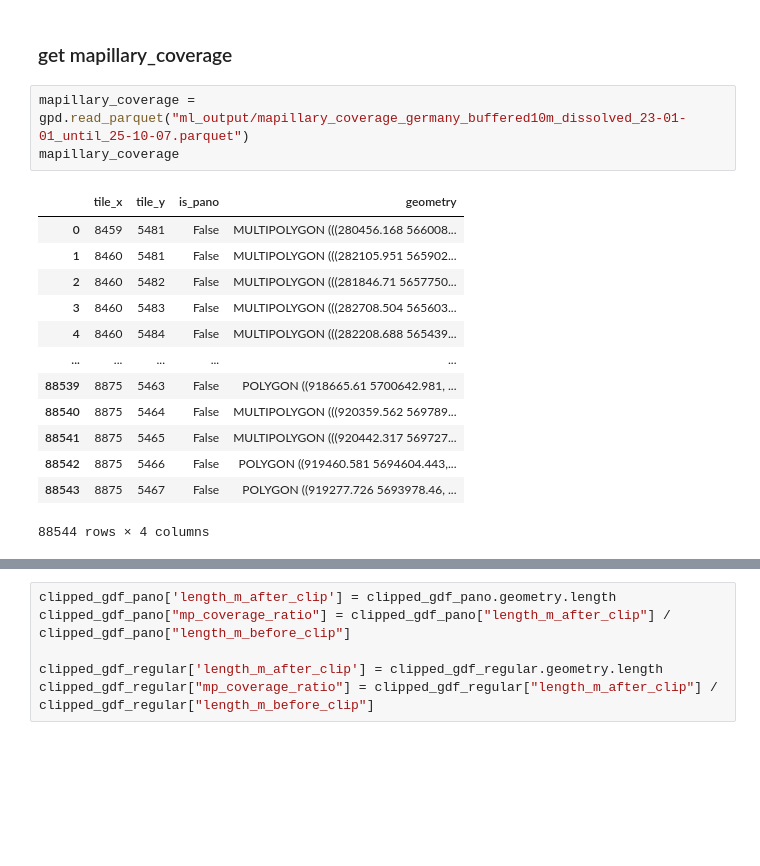
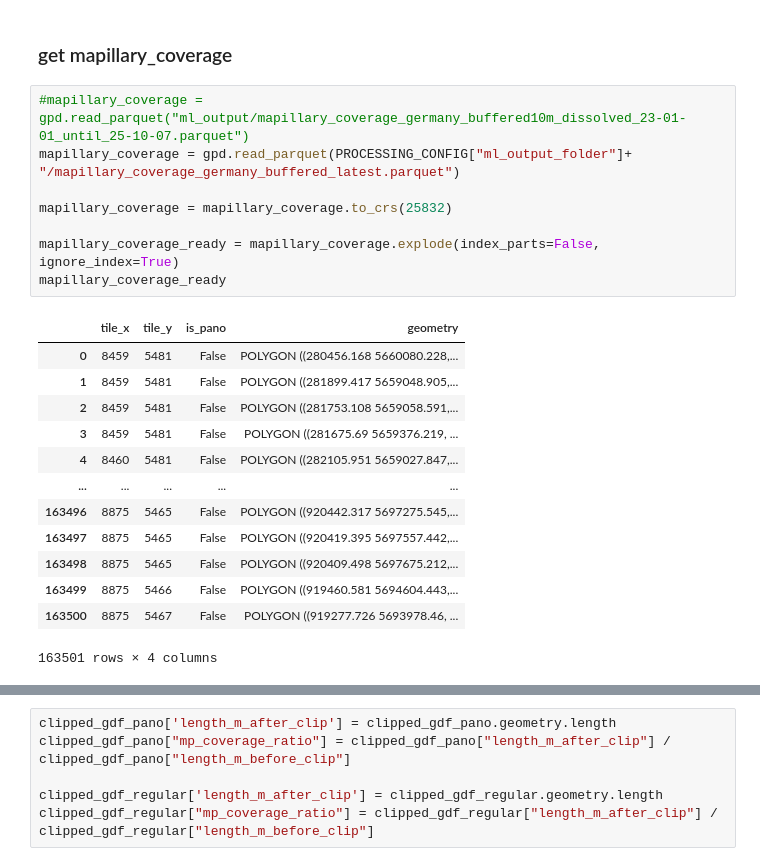
Before and after one commit to vizsim/mapillary_coverage, a Jupyter notebook: 3_merge_mp-cov_with_osm_use_case_germany.ipynb, the cells around one changed output, grey strips where cells are left out. Cells and saved outputs as stored; diff of their text form; blank space fills up the shorter version.

Commit message:
adjusted to new config, remove date in filename, - use latest and metadata.json instead

```diff
--- a/3_merge_mp-cov_with_osm_use_case_germany.ipynb
+++ b/3_merge_mp-cov_with_osm_use_case_germany.ipynb
@@ -21,19 +48,24 @@ from shapely.geometry import box
 # %% [markdown]
 ### get mapillary_coverage
 # %%
-mapillary_coverage = gpd.read_parquet("ml_output/mapillary_coverage_germany_buffered10m_dissolved_23-01-01_until_25-10-07.parquet")
-mapillary_coverage
+#mapillary_coverage = gpd.read_parquet("ml_output/mapillary_coverage_germany_buffered10m_dissolved_23-01-01_until_25-10-07.parquet")
+mapillary_coverage = gpd.read_parquet(PROCESSING_CONFIG["ml_output_folder"]+  "/mapillary_coverage_germany_buffered_latest.parquet")
+
+mapillary_coverage = mapillary_coverage.to_crs(25832)
+
+mapillary_coverage_ready = mapillary_coverage.explode(index_parts=False, ignore_index=True)
+mapillary_coverage_ready
 # %% [output]
 |  | tile_x | tile_y | is_pano | geometry |
-| 0 | 8459 | 5481 | False | MULTIPOLYGON (((280456.168 566008... |
-| 1 | 8460 | 5481 | False | MULTIPOLYGON (((282105.951 565902... |
-| 2 | 8460 | 5482 | False | MULTIPOLYGON (((281846.71 5657750... |
-| 3 | 8460 | 5483 | False | MULTIPOLYGON (((282708.504 565603... |
-| 4 | 8460 | 5484 | False | MULTIPOLYGON (((282208.688 565439... |
+| 0 | 8459 | 5481 | False | POLYGON ((280456.168 5660080.228,... |
+| 1 | 8459 | 5481 | False | POLYGON ((281899.417 5659048.905,... |
+| 2 | 8459 | 5481 | False | POLYGON ((281753.108 5659058.591,... |
+| 3 | 8459 | 5481 | False | POLYGON ((281675.69 5659376.219, ... |
+| 4 | 8460 | 5481 | False | POLYGON ((282105.951 5659027.847,... |
 | ... | ... | ... | ... | ... |
-| 88539 | 8875 | 5463 | False | POLYGON ((918665.61 5700642.981, ... |
-| 88540 | 8875 | 5464 | False | MULTIPOLYGON (((920359.562 569789... |
-| 88541 | 8875 | 5465 | False | MULTIPOLYGON (((920442.317 569727... |
-| 88542 | 8875 | 5466 | False | POLYGON ((919460.581 5694604.443,... |
-| 88543 | 8875 | 5467 | False | POLYGON ((919277.726 5693978.46, ... |
+| 163496 | 8875 | 5465 | False | POLYGON ((920442.317 5697275.545,... |
+| 163497 | 8875 | 5465 | False | POLYGON ((920419.395 5697557.442,... |
+| 163498 | 8875 | 5465 | False | POLYGON ((920409.498 5697675.212,... |
+| 163499 | 8875 | 5466 | False | POLYGON ((919460.581 5694604.443,... |
+| 163500 | 8875 | 5467 | False | POLYGON ((919277.726 5693978.46, ... |
-88544 rows × 4 columns
+163501 rows × 4 columns
```
Also changed, not shown: parts of 55 cells of this notebook, 7 other files.
